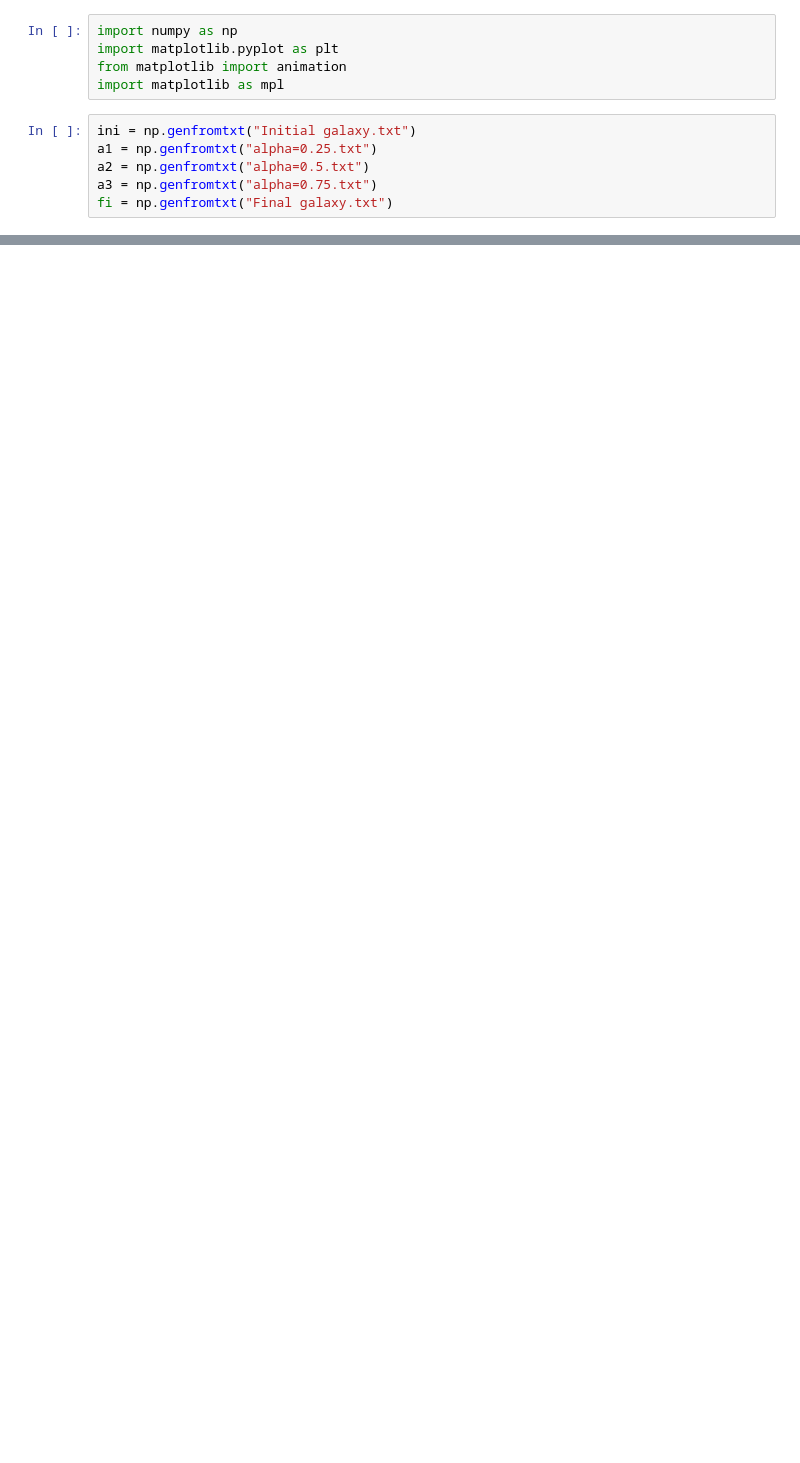
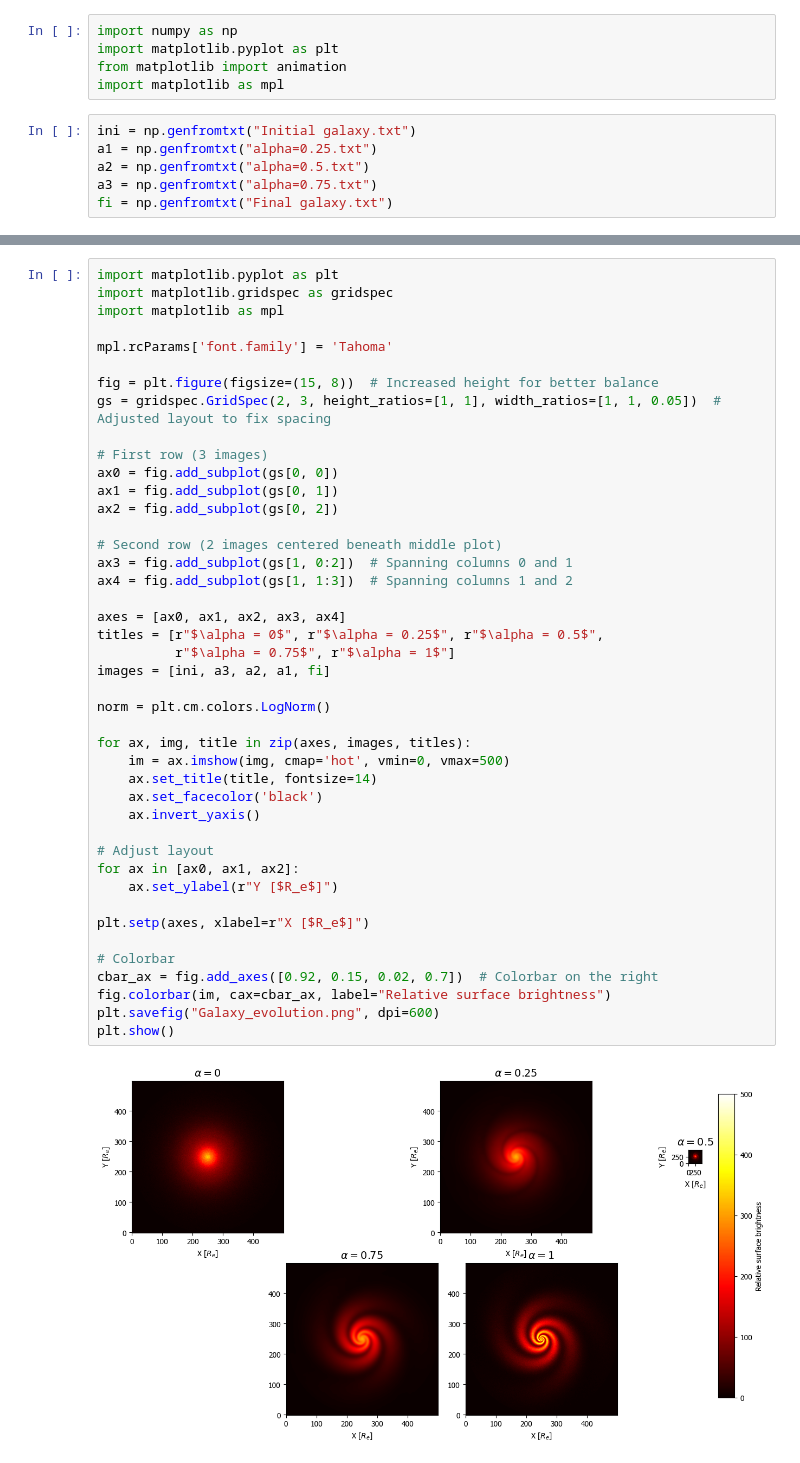
Before and after one commit to ansomax/AMAS_Project, a Jupyter notebook: Plots.ipynb, the cells around one changed output, grey strips where cells are left out. Cells and saved outputs as stored; diff of their text form; blank space fills up the shorter version.

```diff
--- a/Plots.ipynb
+++ b/Plots.ipynb
@@ -36,0 +40,45 @@ plt.savefig("Galaxy evolution")
+# %%
+import matplotlib.pyplot as plt
+import matplotlib.gridspec as gridspec
+import matplotlib as mpl
+
+mpl.rcParams['font.family'] = 'Tahoma'
+
+fig = plt.figure(figsize=(15, 8))  # Increased height for better balance
+gs = gridspec.GridSpec(2, 3, height_ratios=[1, 1], width_ratios=[1, 1, 0.05])  # Adjusted layout to fix spacing
+
+# First row (3 images)
+ax0 = fig.add_subplot(gs[0, 0])
+ax1 = fig.add_subplot(gs[0, 1])
+ax2 = fig.add_subplot(gs[0, 2])
+
+# Second row (2 images centered beneath middle plot)
+ax3 = fig.add_subplot(gs[1, 0:2])  # Spanning columns 0 and 1
+ax4 = fig.add_subplot(gs[1, 1:3])  # Spanning columns 1 and 2
+
+axes = [ax0, ax1, ax2, ax3, ax4]
+titles = [r"$\alpha = 0$", r"$\alpha = 0.25$", r"$\alpha = 0.5$",
+          r"$\alpha = 0.75$", r"$\alpha = 1$"]
+images = [ini, a3, a2, a1, fi]
+
+norm = plt.cm.colors.LogNorm()
+
+for ax, img, title in zip(axes, images, titles):
+    im = ax.imshow(img, cmap='hot', vmin=0, vmax=500)
+    ax.set_title(title, fontsize=14)
+    ax.set_facecolor('black')
+    ax.invert_yaxis()
+
+# Adjust layout
+for ax in [ax0, ax1, ax2]:
+    ax.set_ylabel(r"Y [$R_e$]")
+
+plt.setp(axes, xlabel=r"X [$R_e$]")
+
+# Colorbar
+cbar_ax = fig.add_axes([0.92, 0.15, 0.02, 0.7])  # Colorbar on the right
+fig.colorbar(im, cax=cbar_ax, label="Relative surface brightness")
+plt.savefig("Galaxy_evolution.png", dpi=600)
+plt.show()
+# %% [output]
+[figure, added]
```
Also changed, not shown: parts of 3 cells of this notebook, 1 other file.
